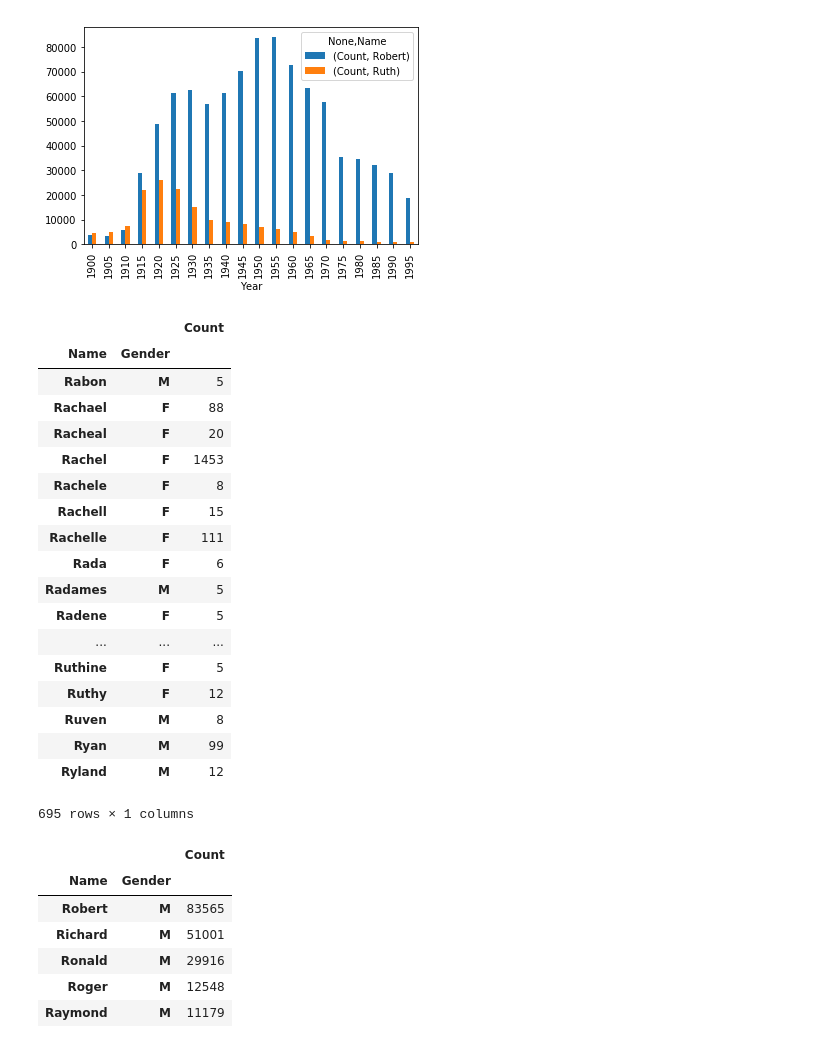
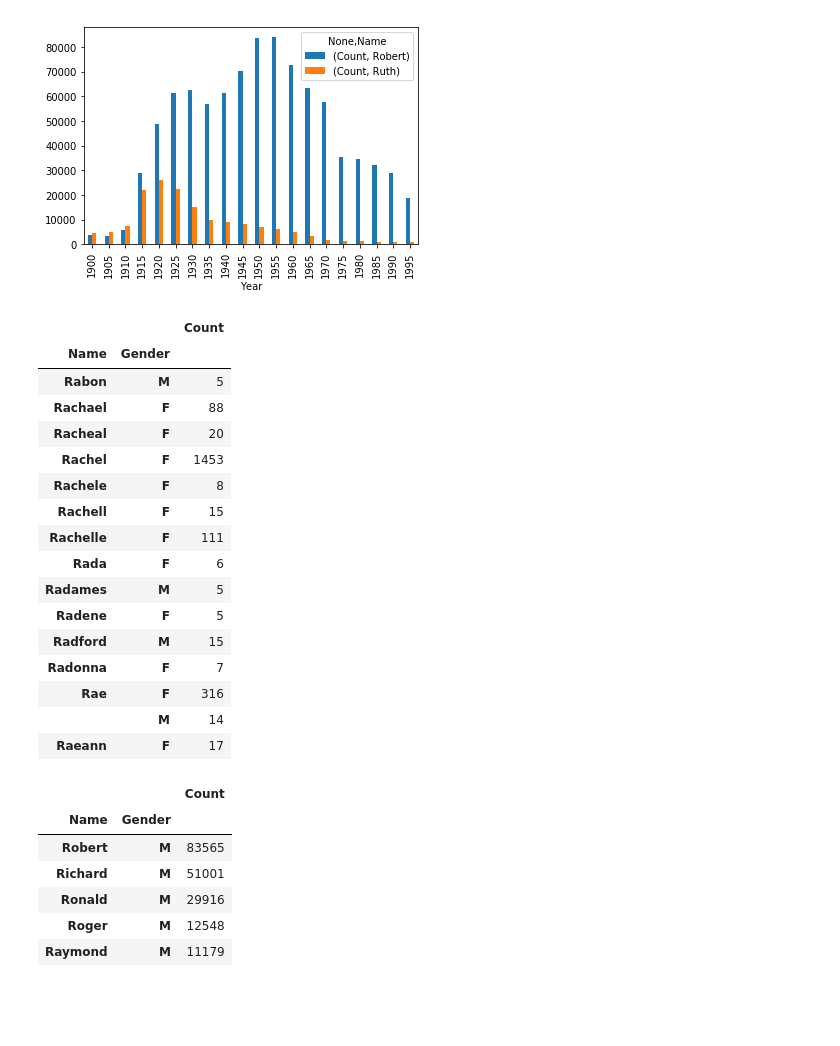
Before and after one commit to LLevella/4-2, a Jupyter notebook: 4-2.ipynb, the cells around one changed output. Cells and saved outputs as stored; diff of their text form; code cells hidden in the pictures; blank space fills up the shorter version.

```diff
--- a/4-2.ipynb
+++ b/4-2.ipynb
@@ -106,27 +106,25 @@ if len(data_for_analytics):
 # %%
 grouped_data = data_by_children_with_years.drop('Year', axis=1).groupby(['Name', 'Gender']).sum()
 # %%
-grouped_data
+grouped_data.head(15)
 # %% [output]
 |  |  | Count |
 | Name | Gender |  |
 | Rabon | M | 5 |
 | Rachael | F | 88 |
 | Racheal | F | 20 |
 | Rachel | F | 1453 |
 | Rachele | F | 8 |
 | Rachell | F | 15 |
 | Rachelle | F | 111 |
 | Rada | F | 6 |
 | Radames | M | 5 |
 | Radene | F | 5 |
-| ... | ... | ... |
-| Ruthine | F | 5 |
-| Ruthy | F | 12 |
-| Ruven | M | 8 |
-| Ryan | M | 99 |
-| Ryland | M | 12 |
+| Radford | M | 15 |
+| Radonna | F | 7 |
+| Rae | F | 316 |
+|  | M | 14 |
+| Raeann | F | 17 |
-695 rows × 1 columns
 # %%
 plot_data = grouped_data.nlargest(ntop, 'Count')
 # %%
```
Also changed, not shown: parts of 2 cells of this notebook.
